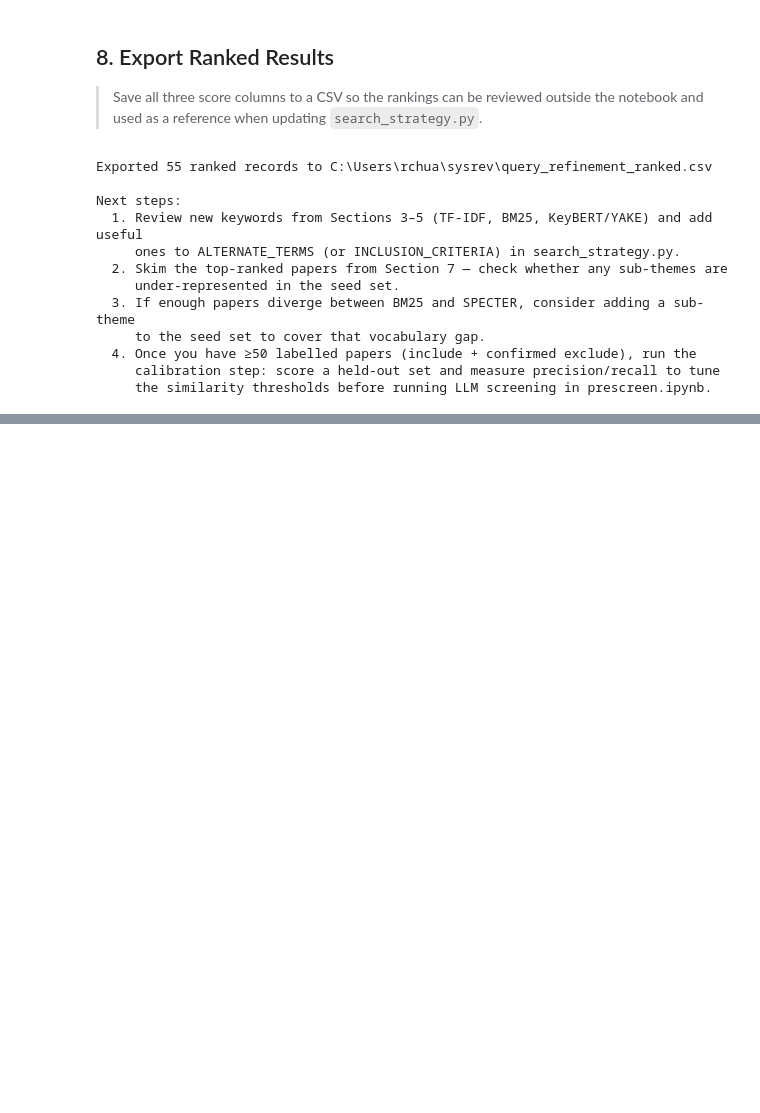
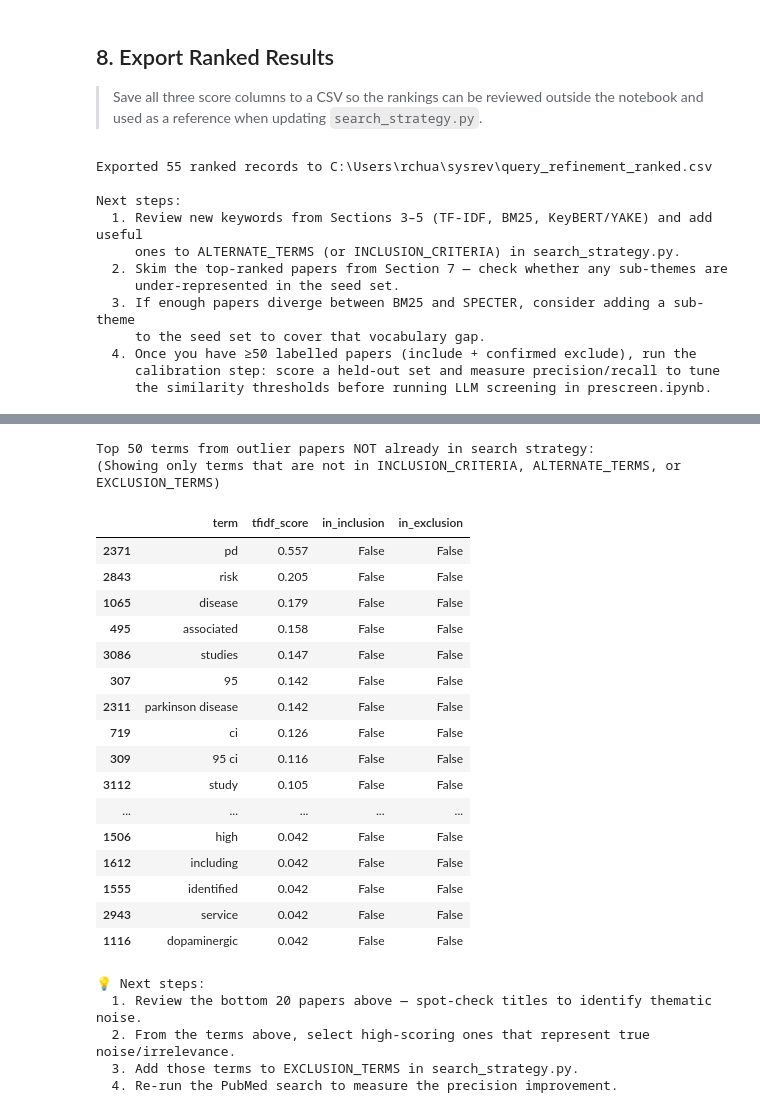
Before and after one commit to its-reg/sysrev, a Jupyter notebook: query_refinement.ipynb, the cells around one changed output, grey strips where cells are left out. Saved outputs shown, nothing was run; the diff lists cells and outputs as text; code cells hidden in the pictures; blank space fills up the shorter version.

```diff
--- a/query_refinement.ipynb
+++ b/query_refinement.ipynb
@@ -789,0 +1044,80 @@ Next steps:
+# %%
+# Vectorize outlier papers to find their top terms
+from sklearn.feature_extraction.text import TfidfVectorizer
+import numpy as np
+
+# Note: max_df is set to 1.0 since we're vectorizing a single combined document
+outlier_vectorizer = TfidfVectorizer(ngram_range=(1, 2), stop_words="english", max_df=1.0)
+X_outliers = outlier_vectorizer.fit_transform([outlier_combined])
+outlier_tfidf = np.asarray(X_outliers.sum(axis=0)).ravel()
+outlier_names = outlier_vectorizer.get_feature_names_out()
+
+outlier_keywords = pd.DataFrame({
+    "term": outlier_names,
+    "tfidf_score": outlier_tfidf
+}).sort_values("tfidf_score", ascending=False)
+# %%
+# Compare against existing search strategy to find new exclusion candidates
+from search_strategy import EXCLUSION_TERMS, INCLUSION_CRITERIA, ALTERNATE_TERMS
+import re
+
+# Define normalization function if not already available
+try:
+    _normalize_term("test")
+except NameError:
+    def _normalize_term(s):
+        s = re.sub(r"[^a-z0-9\s]", " ", s.lower())
+        return re.sub(r"\s+", " ", s).strip()
+
+# Build sets of all terms already in the strategy (inclusion, alternate, and exclusion)
+existing_inclusions = set()
+for group in list(INCLUSION_CRITERIA.values()) + list(ALTERNATE_TERMS.values()):
+    for t in group:
+        existing_inclusions.add(_normalize_term(t.replace("*", "")))
+
+existing_exclusions = {_normalize_term(t.replace("*", "")) for t in EXCLUSION_TERMS}
+all_strategy_terms = existing_inclusions | existing_exclusions
+
+outlier_keywords["term_norm"] = outlier_keywords["term"].apply(_normalize_term)
+outlier_keywords["in_inclusion"] = outlier_keywords["term_norm"].isin(existing_inclusions)
+outlier_keywords["in_exclusion"] = outlier_keywords["term_norm"].isin(existing_exclusions)
+outlier_keywords["already_in_strategy"] = outlier_keywords["term_norm"].isin(all_strategy_terms)
+
+# New exclusion candidates: terms NOT in any part of current strategy
+OUTLIER_TERMS_N = 50  # or however many you want
+new_exclusion_candidates = outlier_keywords[~outlier_keywords["already_in_strategy"]].head(OUTLIER_TERMS_N)
+
+print(f"\nTop {OUTLIER_TERMS_N} terms from outlier papers NOT already in search strategy:")
+print("(Showing only terms that are not in INCLUSION_CRITERIA, ALTERNATE_TERMS, or EXCLUSION_TERMS)\n")
+display(new_exclusion_candidates[["term", "tfidf_score", "in_inclusion", "in_exclusion"]].style.format({"tfidf_score": "{:.3f}"}))
+
+print("\n💡 Next steps:")
+print(f"  1. Review the bottom {OUTLIER_N} papers above — spot-check titles to identify thematic noise.")
+print(f"  2. From the terms above, select high-scoring ones that represent true noise/irrelevance.")
+print(f"  3. Add those terms to EXCLUSION_TERMS in search_strategy.py.")
+print(f"  4. Re-run the PubMed search to measure the precision improvement.")
+# %% [output]
+Top 50 terms from outlier papers NOT already in search strategy:
+(Showing only terms that are not in INCLUSION_CRITERIA, ALTERNATE_TERMS, or EXCLUSION_TERMS)
+|  | term | tfidf_score | in_inclusion | in_exclusion |
+| 2371 | pd | 0.557 | False | False |
+| 2843 | risk | 0.205 | False | False |
+| 1065 | disease | 0.179 | False | False |
+| 495 | associated | 0.158 | False | False |
+| 3086 | studies | 0.147 | False | False |
+| 307 | 95 | 0.142 | False | False |
+| 2311 | parkinson disease | 0.142 | False | False |
+| 719 | ci | 0.126 | False | False |
+| 309 | 95 ci | 0.116 | False | False |
+| 3112 | study | 0.105 | False | False |
+| ... | ... | ... | ... | ... |
+| 1506 | high | 0.042 | False | False |
+| 1612 | including | 0.042 | False | False |
+| 1555 | identified | 0.042 | False | False |
+| 2943 | service | 0.042 | False | False |
+| 1116 | dopaminergic | 0.042 | False | False |
+💡 Next steps:
+  1. Review the bottom 20 papers above — spot-check titles to identify thematic noise.
+  2. From the terms above, select high-scoring ones that represent true noise/irrelevance.
+  3. Add those terms to EXCLUSION_TERMS in search_strategy.py.
+  4. Re-run the PubMed search to measure the precision improvement.
```
Also changed, not shown: parts of 13 cells of this notebook, 7 other files.
